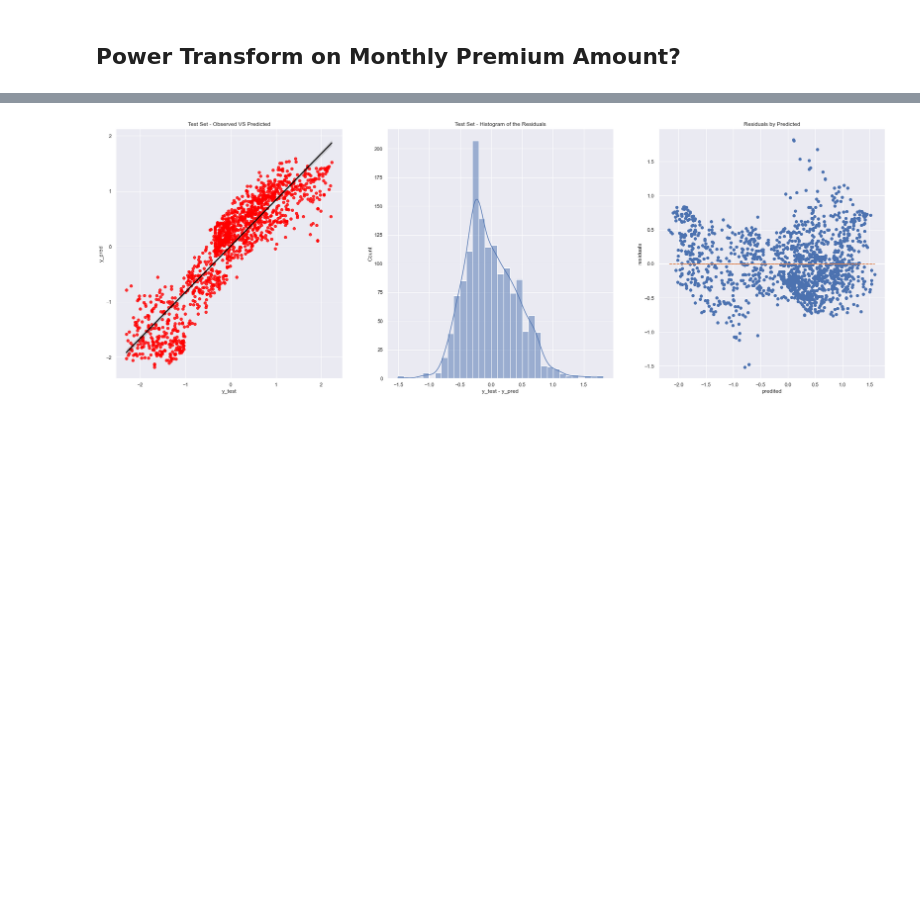
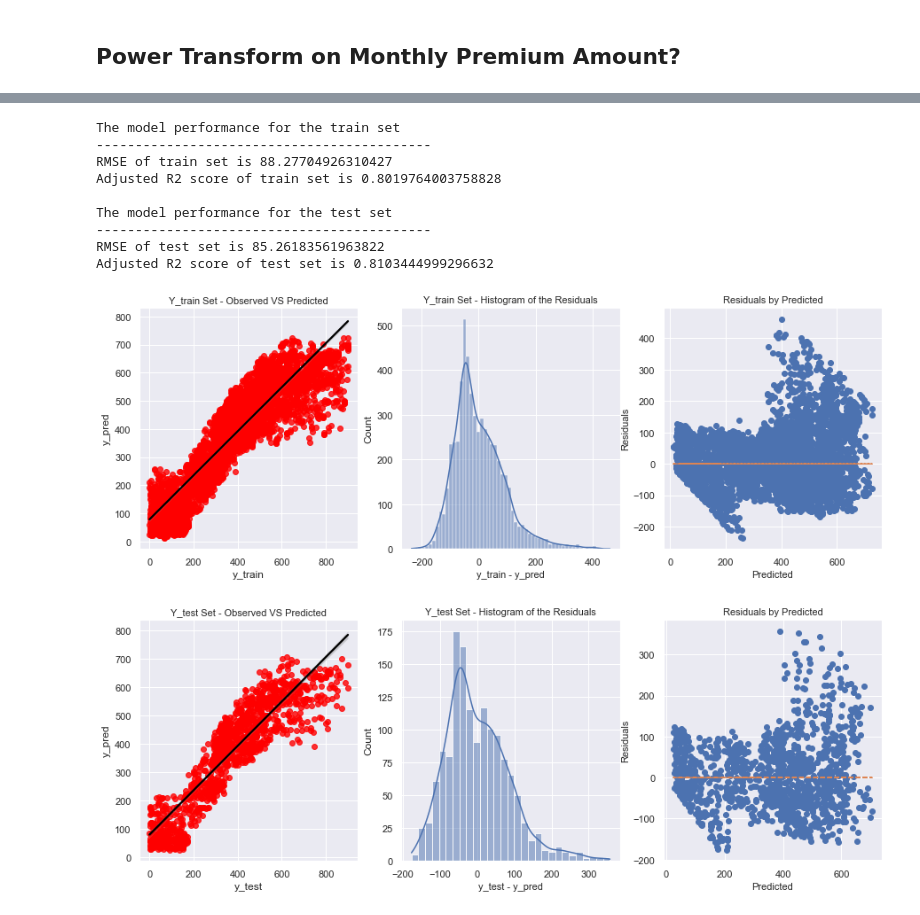
Before and after one commit to NHer0/IronEnrique, a Jupyter notebook: Customer_Analysis_Case_Study/Customer_Analysis_Case_Study.ipynb, the cells around one changed output, grey strips where cells are left out. Saved outputs shown, nothing was run; the diff lists cells and outputs as text; code cells hidden in the pictures; blank space fills up the shorter version.

```diff
--- a/Customer_Analysis_Case_Study/Customer_Analysis_Case_Study.ipynb
+++ b/Customer_Analysis_Case_Study/Customer_Analysis_Case_Study.ipynb
@@ -1630,2 +1877,4 @@ ca_c_no_outliers_df = remove_outliers(ca_c_df, ['Customer Lifetime Value', 'Inco
 # %%
-ca_c_no_outliers_df = ca_c_no_outliers_df.reset_index(drop=True)
+ca_c_no_outliers_df = (remove_outliers(ca_c_df, ['customer_lifetime_value', 'income', 'monthly_premium_auto', "total_claim_amount"])
+                       .reset_index(drop=True)
+                      )
@@ -1710,5 +2034,2 @@ sns.displot(total_claim_amount_transformed, kde=True)
 # %%
 ca_c_transf_df = ca_c_no_outliers_df.copy(deep=True)
-# %%
-ca_c_transf_df["Monthly Premium Auto"] = monthly_premium_auto_transformed
-ca_c_transf_df["Total Claim Amount"] = total_claim_amount_transformed
@@ -1722,0 +2065,5 @@ y_test = transformed["test"][2]
+# %%
+monthly_premium_auto_transformer = pt.fit(X_train["monthly_premium_auto"].to_numpy().reshape(-1,1))
+
+X_train["monthly_premium_auto"] = monthly_premium_auto_transformer.transform(X_train["monthly_premium_auto"].to_numpy().reshape(-1,1))
+X_test["monthly_premium_auto"] = monthly_premium_auto_transformer.transform(X_test["monthly_premium_auto"].to_numpy().reshape(-1,1))
@@ -1722,0 +2101,5 @@ y_test = transformed["test"][2]
+# %%
+total_claim_amount_transformer = pt.fit(y_train.to_numpy().reshape(-1,1))
+
+y_train = pd.DataFrame(total_claim_amount_transformer.transform(y_train.to_numpy().reshape(-1,1)))
+y_test = pd.DataFrame(total_claim_amount_transformer.transform(y_test.to_numpy().reshape(-1,1)))
@@ -1723,7 +2122,17 @@ y_test = transformed["test"][2]
 # %%
-output_all_cat_no_outliers_transformed = my_linear_regression(X_train, y_train, X_test, y_test)
+output_all_cat_no_outliers_transformed = my_flex_regression(X_train, y_train, X_test, y_test, LinearRegression(), y_transformer=total_claim_amount_transformer)
 # %% [output]
+The model performance for the train set
+-------------------------------------------
+RMSE of train set is 88.27704926310427
+Adjusted R2 score of train set is 0.8019764003758828
+
+The model performance for the test set
+-------------------------------------------
+RMSE of test set is 85.26183561963822
+Adjusted R2 score of test set is 0.8103444999296632
-[figure, old version]
+[figure, new version]
+[figure, added]
 # %%
 output_all_cat_no_outliers_transformed["Metrics"]
 # %% [output]
```
Also changed, not shown: parts of 228 cells of this notebook.
